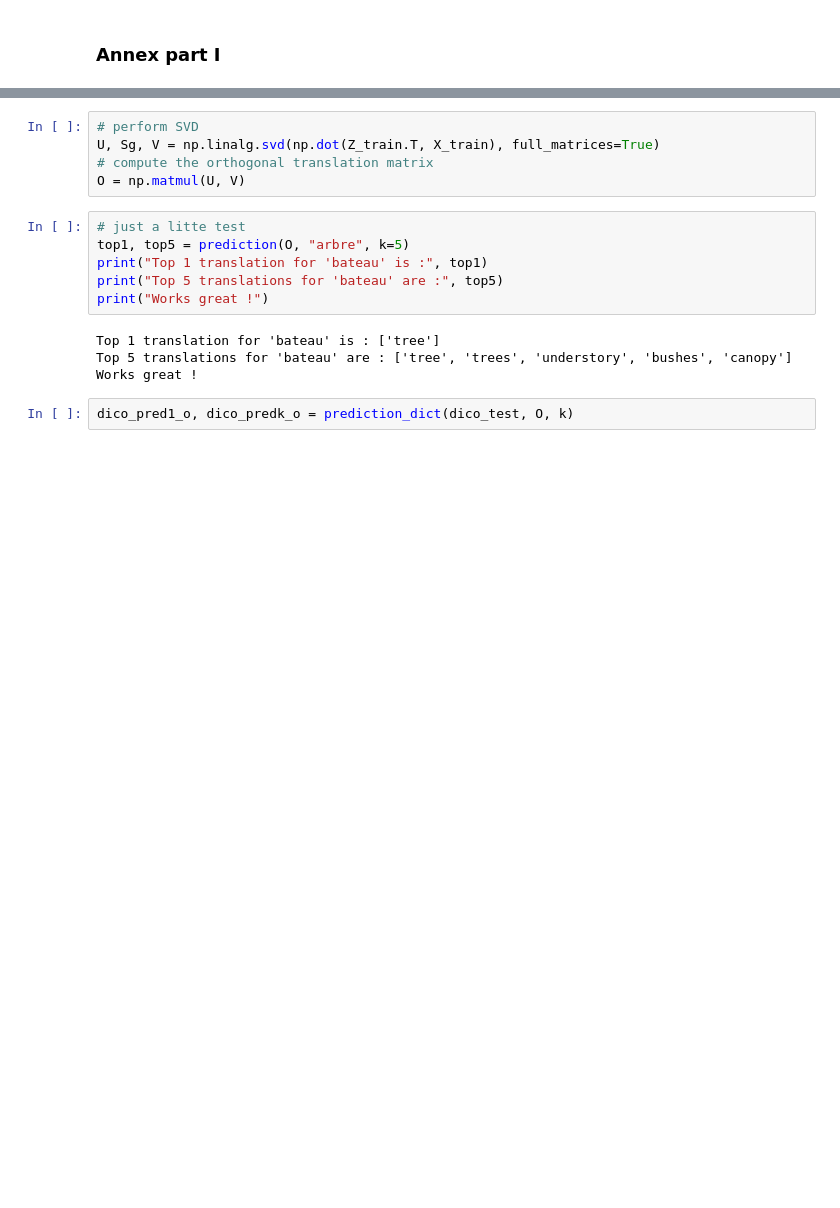
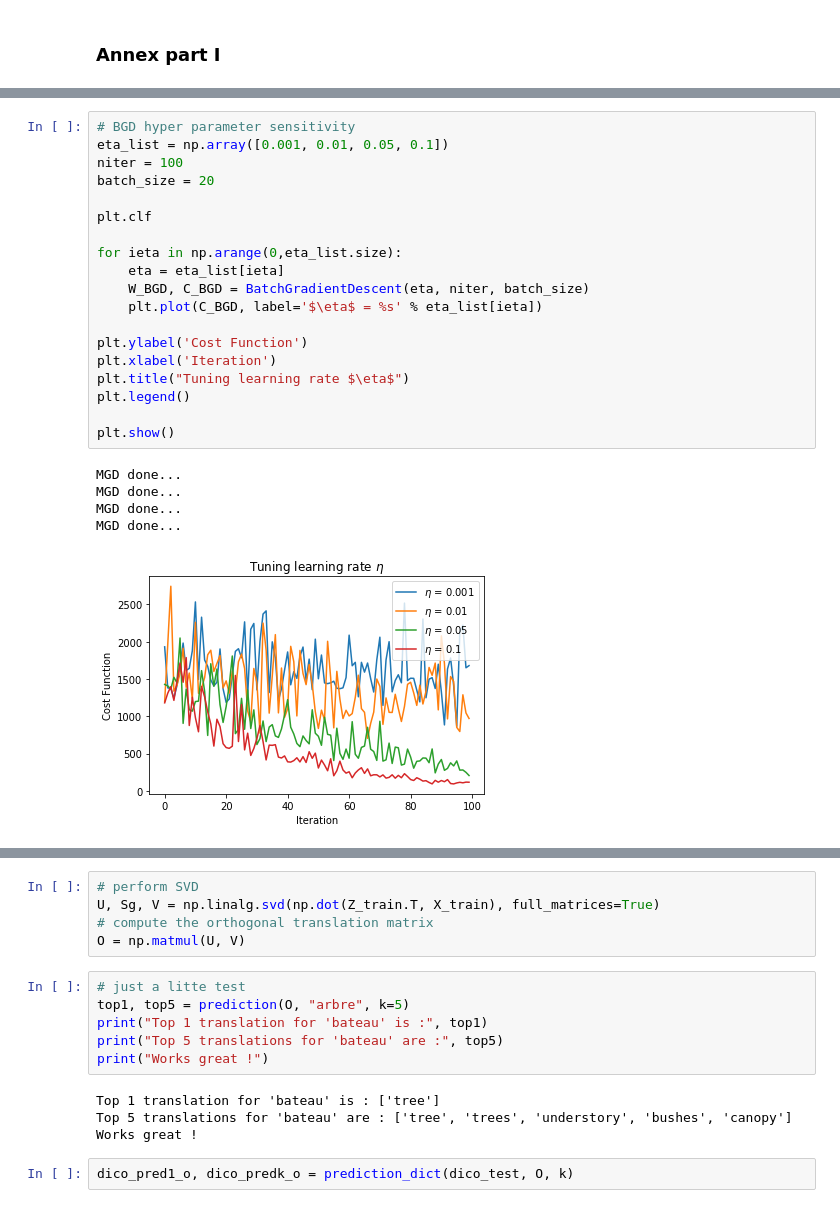
Before and after one commit to minhparis/nlp-gan, a Jupyter notebook: Projet_NLP_LM.ipynb, the cells around one changed output, grey strips where cells are left out. Drawn from its saved outputs; the diff is of its cells as text; blank space fills up the shorter version.

```diff
--- a/Projet_NLP_LM.ipynb
+++ b/Projet_NLP_LM.ipynb
@@ -397,3 +363,28 @@ plt.show()
+# %%
+# BGD hyper parameter sensitivity
+eta_list = np.array([0.001, 0.01, 0.05, 0.1])
+niter = 100
+batch_size = 20
+
+plt.clf
+
+for ieta in np.arange(0,eta_list.size):
+    eta = eta_list[ieta]
+    W_BGD, C_BGD = BatchGradientDescent(eta, niter, batch_size)
+    plt.plot(C_BGD, label='$\eta$ = %s' % eta_list[ieta])
+
+plt.ylabel('Cost Function')
+plt.xlabel('Iteration')
+plt.title("Tuning learning rate $\eta$")
+plt.legend()
+
+plt.show()
+# %% [output]
+MGD done...
+MGD done...
+MGD done...
+MGD done...
+[figure, added]
 # %% [markdown]
 ## Part II - Adressing the inconsistency
 
```
Also changed, not shown: parts of 22 cells of this notebook.
